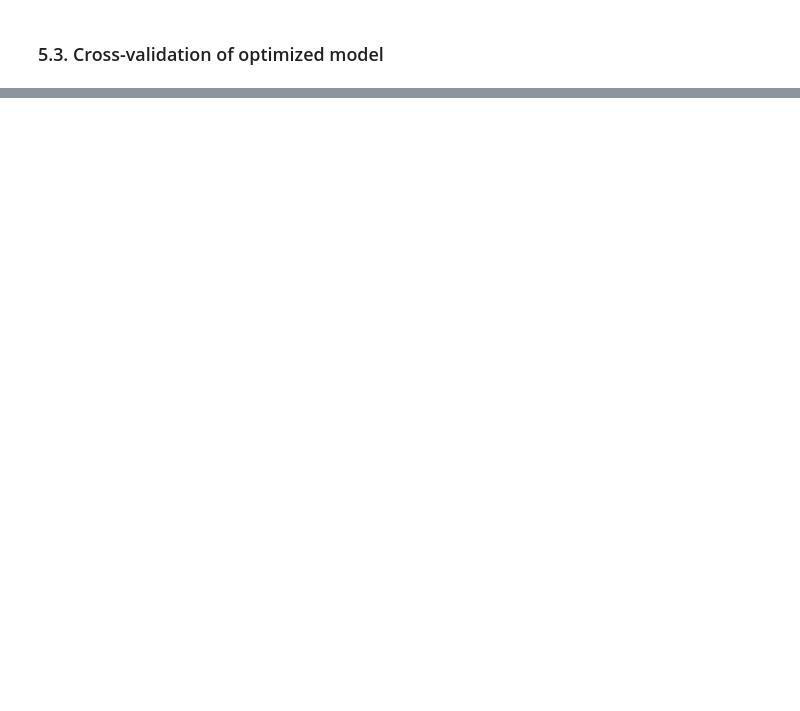
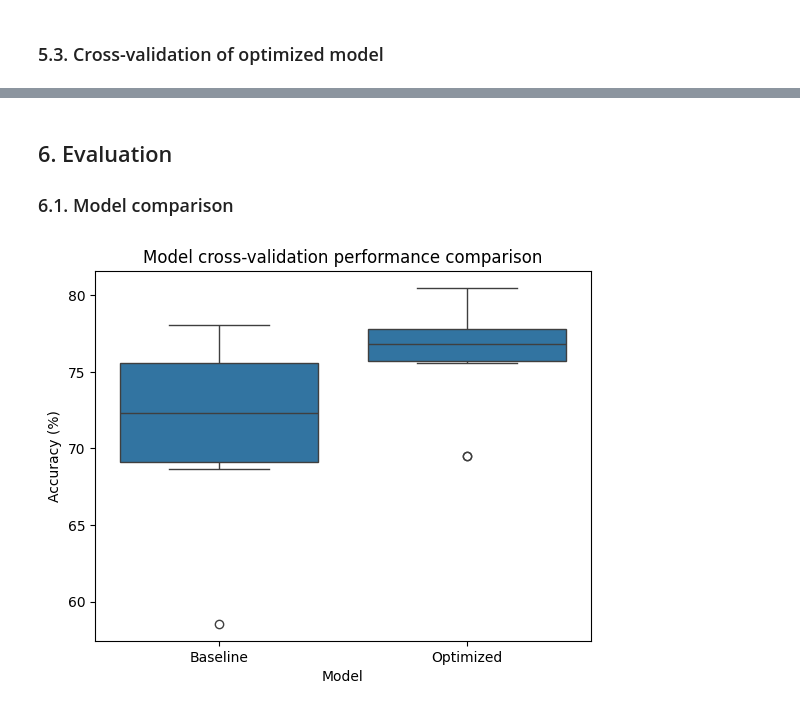
Before and after one commit to 4GeeksAcademy/Madesh2-gperdrizet-diabetes-prediction, a Jupyter notebook: src/Madesh-01-decision_tree.ipynb, the cells around one changed output, grey strips where cells are left out. Drawn from its saved outputs; the diff is of its cells as text; code cells hidden in the pictures; blank space fills up the shorter version.

```diff
--- a/src/Madesh-01-decision_tree.ipynb
+++ b/src/Madesh-01-decision_tree.ipynb
@@ -243,12 +243,13 @@ print(f'Training accuracy of decision tree model: {accuracy_tree_model:.1f}%')
 # %% [output]
 Training accuracy of decision tree model: 100.0%
 # %%
-tree_cross_val_scores={'Model': [],'Score': []}
+cross_val_scores={'Model': [],'Score': []}
 
 scores=cross_val_score(tree_model, training_df.drop('Outcome', axis=1), training_df['Outcome'], cv=7, n_jobs=-1)
 
-tree_cross_val_scores['Model'].extend(['Baseline']*len(scores))
-tree_cross_val_scores['Score'].extend(scores*100)
+cross_val_scores['Model'].extend(['Baseline']*len(scores))
+cross_val_scores['Score'].extend(scores*100)
 
 print(f'Cross-validation accuracy of tree model: {np.mean(scores)*100:.1f} +/- {np.std(scores)*100:.1f}%')
+print(cross_val_scores)
 # %% [output]
@@ -272,7 +274,7 @@ hyperparameters={
 search=GridSearchCV(DecisionTreeClassifier(random_state=315), hyperparameters, return_train_score=True, cv=7, n_jobs=-1)
 
 search_results=search.fit(training_df.drop('Outcome', axis=1), training_df['Outcome'])
-model=search_results.best_estimator_
+tree_model=search_results.best_estimator_
 hyperparameters=search_results.best_params_
 
 print('Best hyperparameters are:\n')
@@ -319,0 +324,10 @@ Cross-validation accuracy: 72.2 +/- 4.4%
+# %% [markdown]
+## 6. Evaluation
+### 6.1. Model comparison
+# %%
+sns.boxplot(pd.DataFrame.from_dict(cross_val_scores), x='Model', y='Score')
+plt.title('Model cross-validation performance comparison')
+plt.ylabel('Accuracy (%)')
+plt.show()
+# %% [output]
+[figure, added]
```
Also changed, not shown: parts of 17 cells of this notebook.
